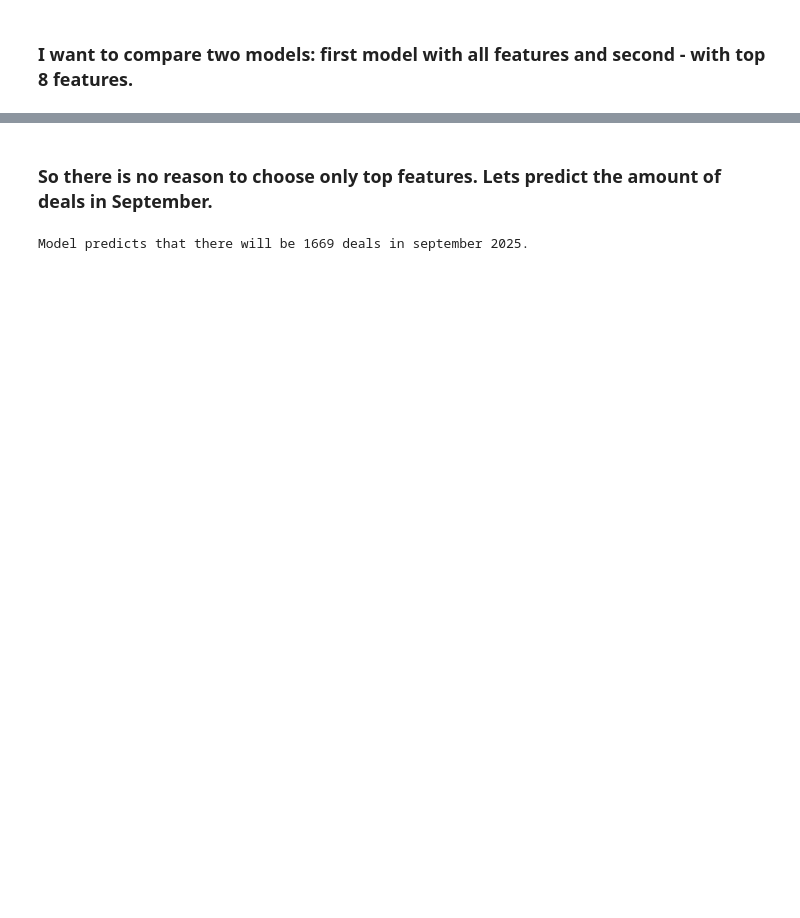
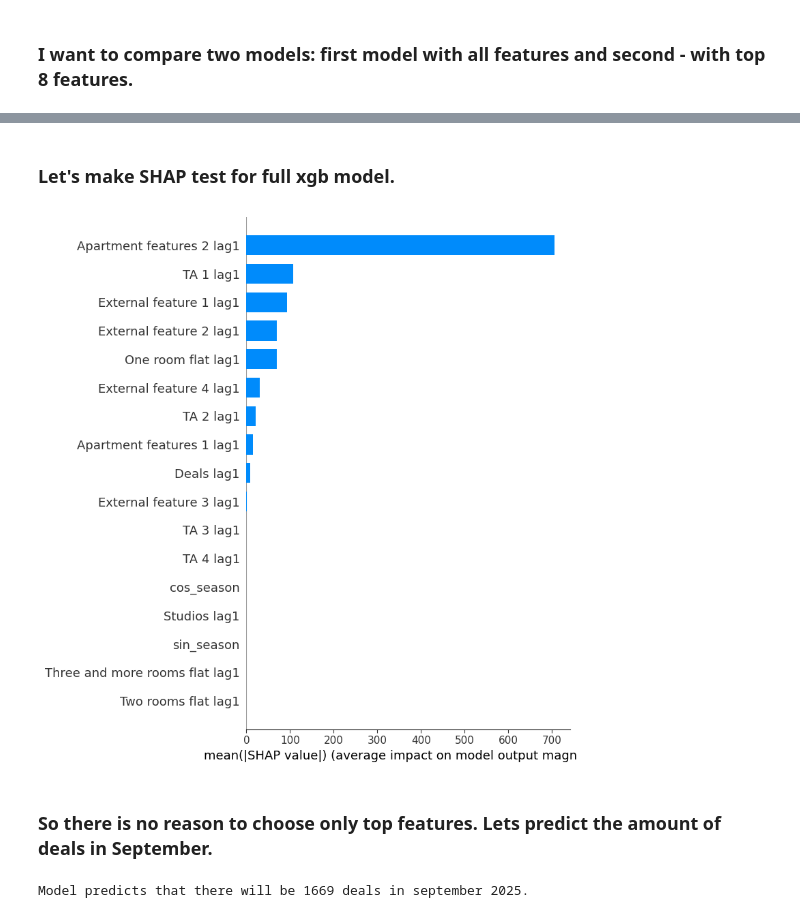
Before and after one commit to ArtemBratyashin/DemandPredictor, a Jupyter notebook: notebooks/models_analysis.ipynb, the cells around one changed output, grey strips where cells are left out. Drawn from its saved outputs; the diff is of its cells as text; code cells hidden in the pictures; blank space fills up the shorter version.

Commit message:
Update notebook with SHAP

```diff
--- a/notebooks/models_analysis.ipynb
+++ b/notebooks/models_analysis.ipynb
@@ -215,3 +215,33 @@ Mean MAPE: 5.90%
+# %% [markdown]
+### Let's make SHAP test for full xgb model.
+# %%
+import shap
+import matplotlib.pyplot as plt
+
+X = (
+    Features(
+        RawData("../data/raw_data.csv")
+        .make_features()
+    )
+    .add_sin_seasonality(period=12)
+    .add_cos_seasonality(period=12)
+    .prepare_data()
+)
+X = X.drop(columns=['Month'], errors='ignore')
+feature_names = X.columns
+y = RawData("../data/raw_data.csv").target("Deals")
+y = y.drop(columns=['Month'], errors='ignore')
+
+xgb_model = XGBRegressor(random_state=42)
+xgb_model.fit(X, y)
+
+explainer = shap.TreeExplainer(xgb_model)
+shap_values = explainer.shap_values(X)
+
+shap.summary_plot(shap_values, X, plot_type="bar")
+plt.show()
+# %% [output]
+[figure, added]
 # %% [markdown]
 ### So there is no reason to choose only top features. Lets predict the amount of deals in September.
 # %%
```
Also changed, not shown: parts of 5 cells of this notebook.
